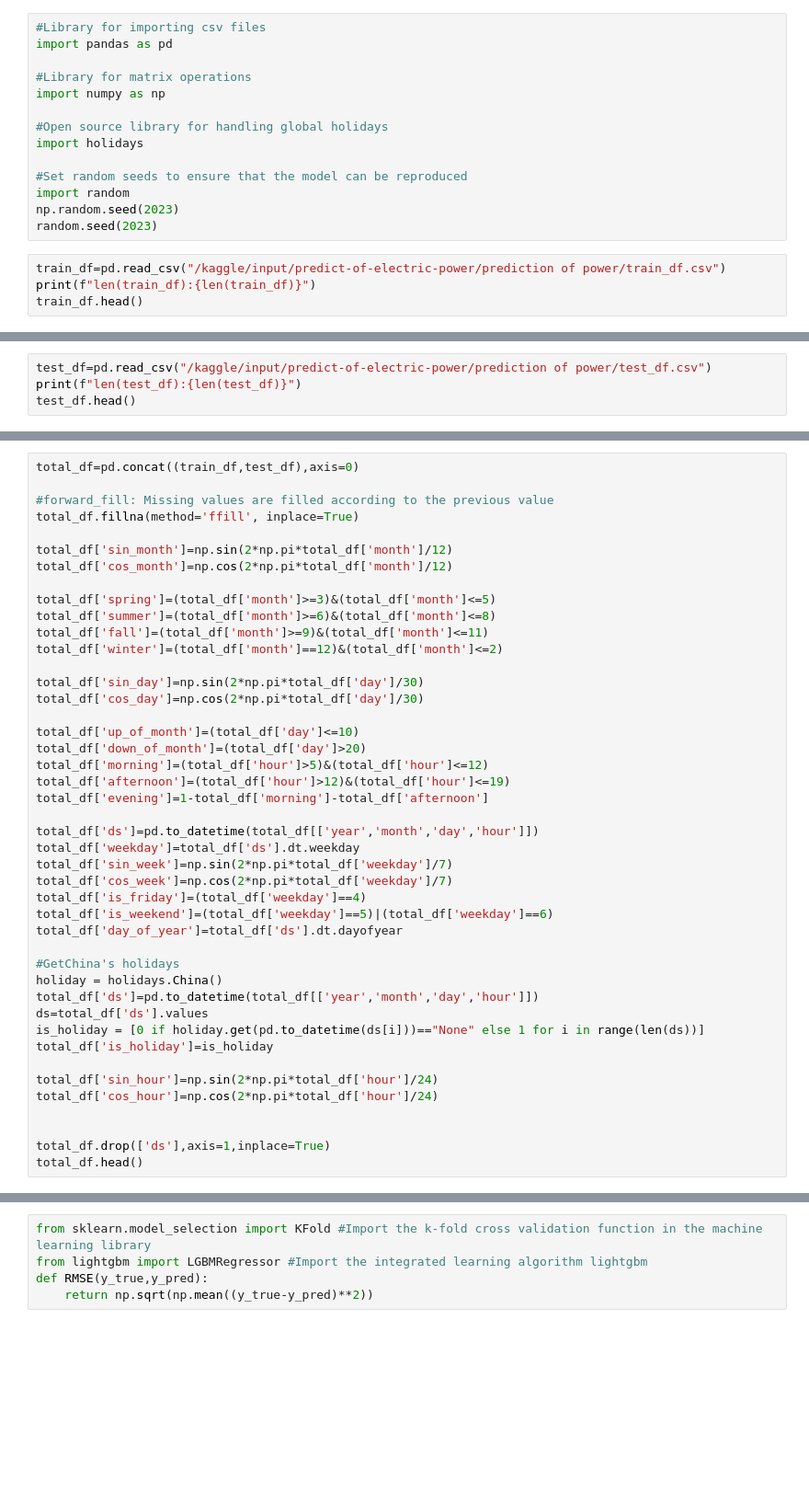
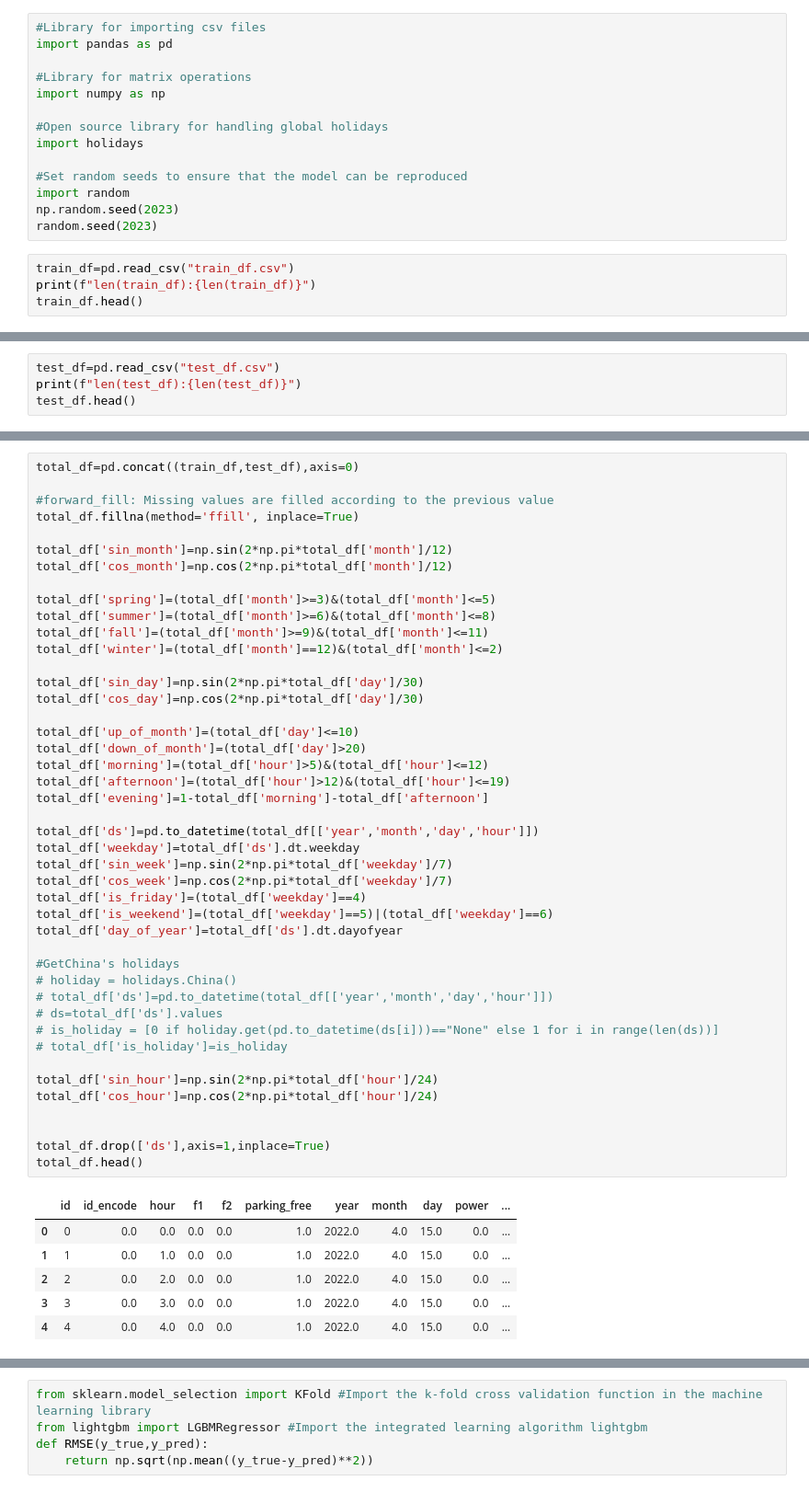
Before and after one commit to amirhosseinamerimanesh/kaggle_predict_power, a Jupyter notebook: 2023predict-of-electric-power-baseline.ipynb, the cells around one changed output, grey strips where cells are left out. Shown at 92% size. Saved outputs shown, nothing was run; the diff lists cells and outputs as text; blank space fills up the shorter version.

```diff
--- a/2023predict-of-electric-power-baseline.ipynb
+++ b/2023predict-of-electric-power-baseline.ipynb
@@ -13,6 +13,6 @@ import random
 np.random.seed(2023)
 random.seed(2023)
 # %%
-train_df=pd.read_csv("/kaggle/input/predict-of-electric-power/prediction of power/train_df.csv")
+train_df=pd.read_csv("train_df.csv")
 print(f"len(train_df):{len(train_df)}")
 train_df.head()
@@ -19,4 +27,4 @@ train_df.head()
 # %%
-test_df=pd.read_csv("/kaggle/input/predict-of-electric-power/prediction of power/test_df.csv")
+test_df=pd.read_csv("test_df.csv")
 print(f"len(test_df):{len(test_df)}")
 test_df.head()
@@ -32,35 +48,42 @@ total_df['cos_month']=np.cos(2*np.pi*total_df['month']/12)
 total_df['spring']=(total_df['month']>=3)&(total_df['month']<=5)
 total_df['summer']=(total_df['month']>=6)&(total_df['month']<=8)
 total_df['fall']=(total_df['month']>=9)&(total_df['month']<=11)
 total_df['winter']=(total_df['month']==12)&(total_df['month']<=2)
 
 total_df['sin_day']=np.sin(2*np.pi*total_df['day']/30)
 total_df['cos_day']=np.cos(2*np.pi*total_df['day']/30)
 
 total_df['up_of_month']=(total_df['day']<=10)
 total_df['down_of_month']=(total_df['day']>20)
 total_df['morning']=(total_df['hour']>5)&(total_df['hour']<=12)
 total_df['afternoon']=(total_df['hour']>12)&(total_df['hour']<=19)
 total_df['evening']=1-total_df['morning']-total_df['afternoon']
 
 total_df['ds']=pd.to_datetime(total_df[['year','month','day','hour']])
 total_df['weekday']=total_df['ds'].dt.weekday
 total_df['sin_week']=np.sin(2*np.pi*total_df['weekday']/7)
 total_df['cos_week']=np.cos(2*np.pi*total_df['weekday']/7)
 total_df['is_friday']=(total_df['weekday']==4)
 total_df['is_weekend']=(total_df['weekday']==5)|(total_df['weekday']==6)
 total_df['day_of_year']=total_df['ds'].dt.dayofyear
 
 #GetChina's holidays
-holiday = holidays.China()
-total_df['ds']=pd.to_datetime(total_df[['year','month','day','hour']])
-ds=total_df['ds'].values
-is_holiday = [0 if holiday.get(pd.to_datetime(ds[i]))=="None" else 1 for i in range(len(ds))]
-total_df['is_holiday']=is_holiday
+# holiday = holidays.China()
+# total_df['ds']=pd.to_datetime(total_df[['year','month','day','hour']])
+# ds=total_df['ds'].values
+# is_holiday = [0 if holiday.get(pd.to_datetime(ds[i]))=="None" else 1 for i in range(len(ds))]
+# total_df['is_holiday']=is_holiday
 
 total_df['sin_hour']=np.sin(2*np.pi*total_df['hour']/24)
 total_df['cos_hour']=np.cos(2*np.pi*total_df['hour']/24)
 
 
 total_df.drop(['ds'],axis=1,inplace=True)
 total_df.head()
+# %% [output]
+|  | id | id_encode | hour | f1 | f2 | parking_free | year | month | day | power | ... |
+| 0 | 0 | 0.0 | 0.0 | 0.0 | 0.0 | 1.0 | 2022.0 | 4.0 | 15.0 | 0.0 | ... |
+| 1 | 1 | 0.0 | 1.0 | 0.0 | 0.0 | 1.0 | 2022.0 | 4.0 | 15.0 | 0.0 | ... |
+| 2 | 2 | 0.0 | 2.0 | 0.0 | 0.0 | 1.0 | 2022.0 | 4.0 | 15.0 | 0.0 | ... |
+| 3 | 3 | 0.0 | 3.0 | 0.0 | 0.0 | 1.0 | 2022.0 | 4.0 | 15.0 | 0.0 | ... |
+| 4 | 4 | 0.0 | 4.0 | 0.0 | 0.0 | 1.0 | 2022.0 | 4.0 | 15.0 | 0.0 | ... |
```
Also changed, not shown: parts of 19 cells of this notebook.
